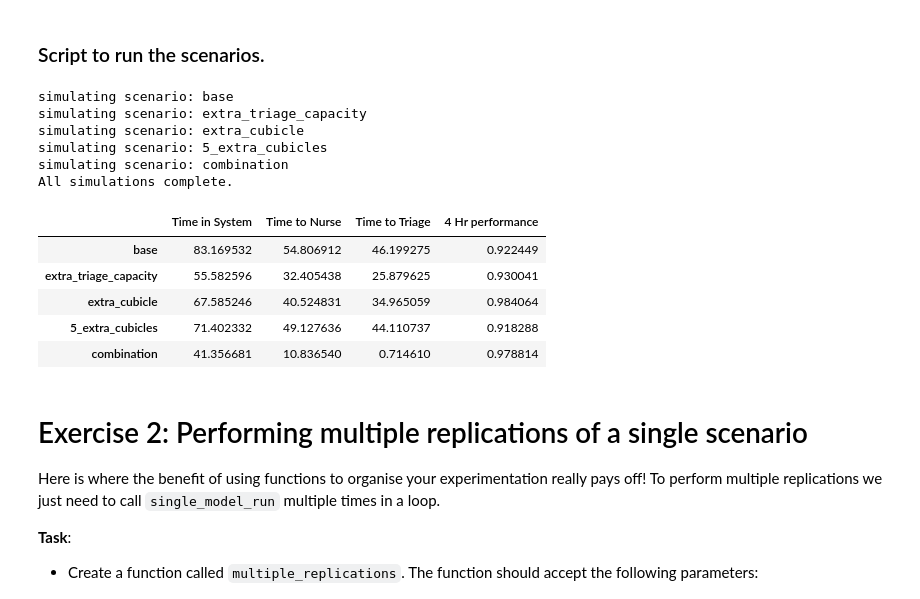
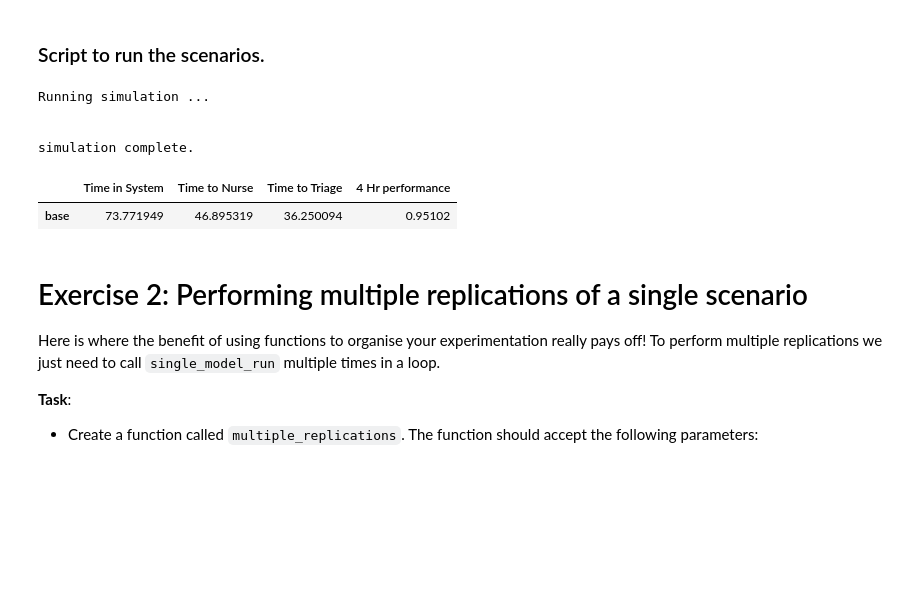
Before and after one commit to health-data-science-OR/stochastic_systems, a Jupyter notebook: labs/simulation/output_analysis/output_analysis.ipynb, the cells around one changed output. Drawn from its saved outputs; the diff is of its cells as text; code cells hidden in the pictures; blank space fills up the shorter version.

```diff
--- a/labs/simulation/output_analysis/output_analysis.ipynb
+++ b/labs/simulation/output_analysis/output_analysis.ipynb
@@ -731,39 +692,28 @@ def get_scenarios():
 # %%
 RUN_LENGTH = 1440
 TRACE = False
 
-#load scenarios using your function
-scenarios = get_scenarios()
-
-#create simpy environment
-env = simpy.Environment()
+#default scenario
+default_args = Scenario()
 
 #loop through each scenario and store results in a dict
+print('Running simulation ... \n\n')
 results = {}
-for name, scenario in scenarios.items():
-
-    print(f'simulating scenario: {name}')
-    results[name] = single_model_run(scenario, RUN_LENGTH)
-print('All simulations complete.\n\n')
+results['base'] = single_model_run(default_args, RUN_LENGTH)
+print('simulation complete.\n\n')
 
 #convert results to dataframe and printout
 results = pd.DataFrame(results).T
 results.columns = ['Time in System', 'Time to Nurse', 'Time to Triage',
                    '4 Hr performance']
 results
 # %% [output]
-simulating scenario: base
-simulating scenario: extra_triage_capacity
-simulating scenario: extra_cubicle
-simulating scenario: 5_extra_cubicles
-simulating scenario: combination
-All simulations complete.
+Running simulation ...
+
+
+simulation complete.
 |  | Time in System | Time to Nurse | Time to Triage | 4 Hr performance |
-| base | 83.169532 | 54.806912 | 46.199275 | 0.922449 |
-| extra_triage_capacity | 55.582596 | 32.405438 | 25.879625 | 0.930041 |
-| extra_cubicle | 67.585246 | 40.524831 | 34.965059 | 0.984064 |
-| 5_extra_cubicles | 71.402332 | 49.127636 | 44.110737 | 0.918288 |
-| combination | 41.356681 | 10.836540 | 0.714610 | 0.978814 |
+| base | 73.771949 | 46.895319 | 36.250094 | 0.95102 |
 # %% [markdown]
 # Exercise 2: Performing multiple replications of a single scenario
 
```
Also changed, not shown: parts of 33 cells of this notebook, 5 other files.
